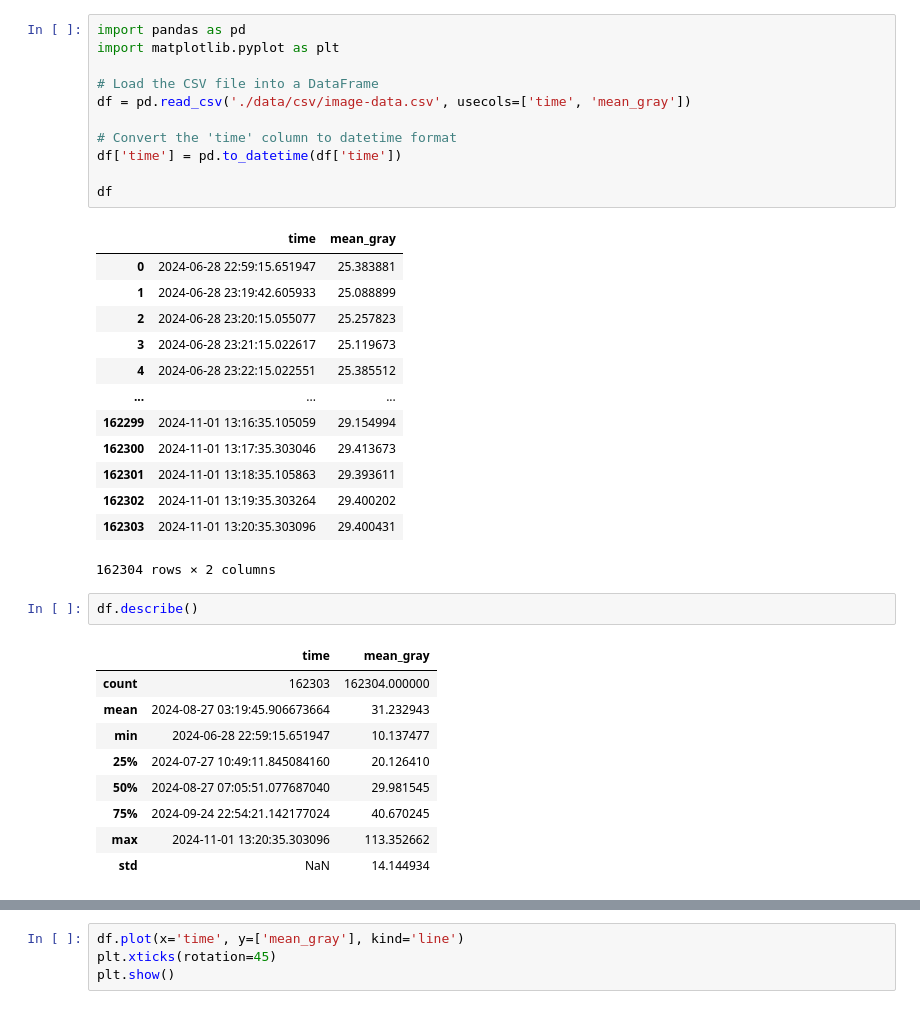
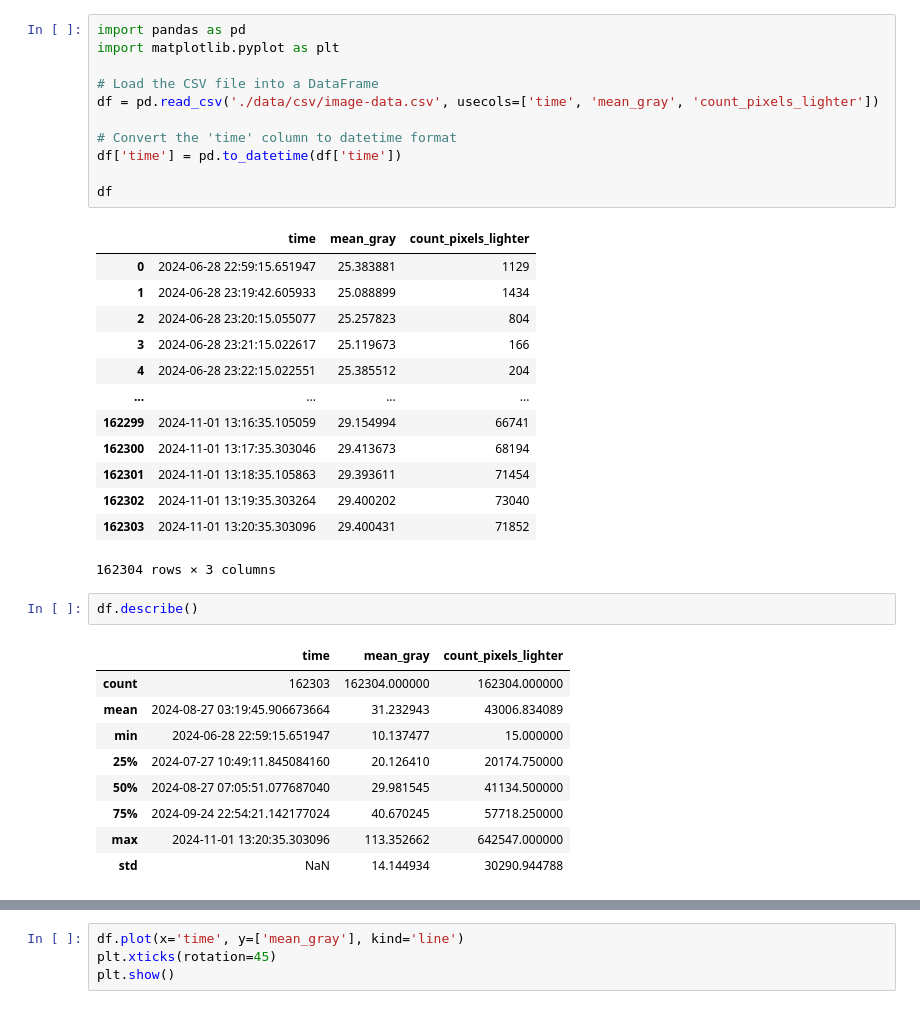
Before and after one commit to wiggle-bin/wiggle-notes, a Jupyter notebook: worms_actvitiy/DataActivityCorrelation.ipynb, the cells around one changed output, grey strips where cells are left out. Saved outputs shown, nothing was run; the diff lists cells and outputs as text.

```diff
--- a/worms_actvitiy/DataActivityCorrelation.ipynb
+++ b/worms_actvitiy/DataActivityCorrelation.ipynb
@@ -1,40 +1,40 @@
 # %%
 import pandas as pd
 import matplotlib.pyplot as plt
 
 # Load the CSV file into a DataFrame
-df = pd.read_csv('./data/csv/image-data.csv', usecols=['time', 'mean_gray'])
+df = pd.read_csv('./data/csv/image-data.csv', usecols=['time', 'mean_gray', 'count_pixels_lighter'])
 
 # Convert the 'time' column to datetime format
 df['time'] = pd.to_datetime(df['time'])
 
 df
 # %% [output]
-|  | time | mean_gray |
-| 0 | 2024-06-28 22:59:15.651947 | 25.383881 |
-| 1 | 2024-06-28 23:19:42.605933 | 25.088899 |
-| 2 | 2024-06-28 23:20:15.055077 | 25.257823 |
-| 3 | 2024-06-28 23:21:15.022617 | 25.119673 |
-| 4 | 2024-06-28 23:22:15.022551 | 25.385512 |
-| ... | ... | ... |
-| 162299 | 2024-11-01 13:16:35.105059 | 29.154994 |
-| 162300 | 2024-11-01 13:17:35.303046 | 29.413673 |
-| 162301 | 2024-11-01 13:18:35.105863 | 29.393611 |
-| 162302 | 2024-11-01 13:19:35.303264 | 29.400202 |
-| 162303 | 2024-11-01 13:20:35.303096 | 29.400431 |
+|  | time | mean_gray | count_pixels_lighter |
+| 0 | 2024-06-28 22:59:15.651947 | 25.383881 | 1129 |
+| 1 | 2024-06-28 23:19:42.605933 | 25.088899 | 1434 |
+| 2 | 2024-06-28 23:20:15.055077 | 25.257823 | 804 |
+| 3 | 2024-06-28 23:21:15.022617 | 25.119673 | 166 |
+| 4 | 2024-06-28 23:22:15.022551 | 25.385512 | 204 |
+| ... | ... | ... | ... |
+| 162299 | 2024-11-01 13:16:35.105059 | 29.154994 | 66741 |
+| 162300 | 2024-11-01 13:17:35.303046 | 29.413673 | 68194 |
+| 162301 | 2024-11-01 13:18:35.105863 | 29.393611 | 71454 |
+| 162302 | 2024-11-01 13:19:35.303264 | 29.400202 | 73040 |
+| 162303 | 2024-11-01 13:20:35.303096 | 29.400431 | 71852 |
-162304 rows × 2 columns
+162304 rows × 3 columns
 # %%
 df.describe()
 # %% [output]
-|  | time | mean_gray |
-| count | 162303 | 162304.000000 |
-| mean | 2024-08-27 03:19:45.906673664 | 31.232943 |
-| min | 2024-06-28 22:59:15.651947 | 10.137477 |
-| 25% | 2024-07-27 10:49:11.845084160 | 20.126410 |
-| 50% | 2024-08-27 07:05:51.077687040 | 29.981545 |
-| 75% | 2024-09-24 22:54:21.142177024 | 40.670245 |
-| max | 2024-11-01 13:20:35.303096 | 113.352662 |
-| std | NaN | 14.144934 |
+|  | time | mean_gray | count_pixels_lighter |
+| count | 162303 | 162304.000000 | 162304.000000 |
+| mean | 2024-08-27 03:19:45.906673664 | 31.232943 | 43006.834089 |
+| min | 2024-06-28 22:59:15.651947 | 10.137477 | 15.000000 |
+| 25% | 2024-07-27 10:49:11.845084160 | 20.126410 | 20174.750000 |
+| 50% | 2024-08-27 07:05:51.077687040 | 29.981545 | 41134.500000 |
+| 75% | 2024-09-24 22:54:21.142177024 | 40.670245 | 57718.250000 |
+| max | 2024-11-01 13:20:35.303096 | 113.352662 | 642547.000000 |
+| std | NaN | 14.144934 | 30290.944788 |
 # %%
 df.info()
 # %% [output]
```
Also changed, not shown: parts of 11 cells of this notebook.
